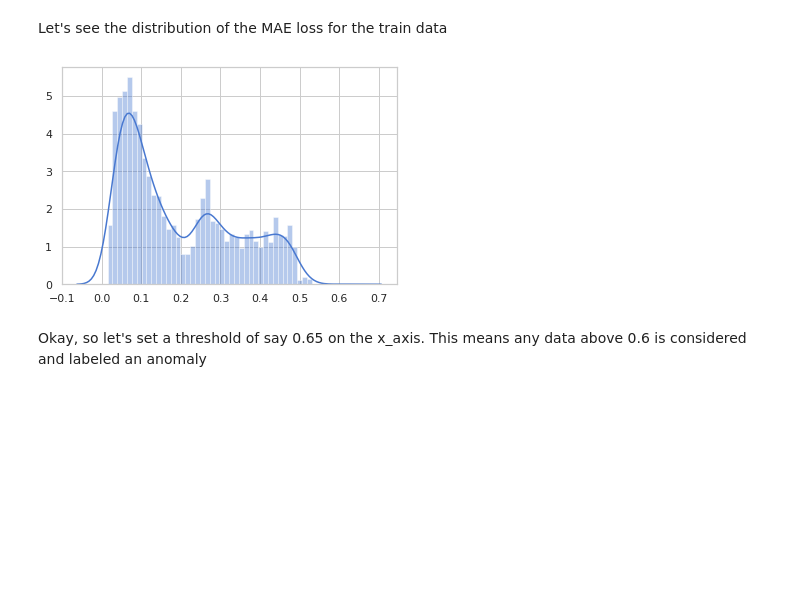
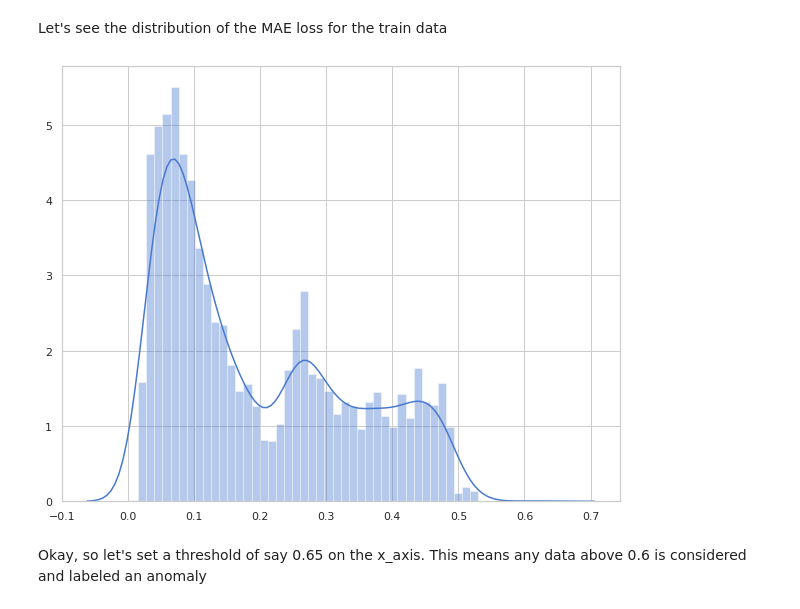
Before and after one commit to Lawrence-Krukrubo/Anomaly_Detection_in_Time_Series_Data_with_Keras, a Jupyter notebook: anomaly_detection_in_time_series_data_with_keras_and_tensorflow.ipynb, the cells around one changed output. Drawn from its saved outputs; the diff is of its cells as text; code cells hidden in the pictures; blank space fills up the shorter version.

Commit message:
Update to the Anomaly detection Notebook: Adding test_mae_loss plot.

```diff
--- a/anomaly_detection_in_time_series_data_with_keras_and_tensorflow.ipynb
+++ b/anomaly_detection_in_time_series_data_with_keras_and_tensorflow.ipynb
@@ -355,10 +355,11 @@ model.evaluate(X_test, y_test)
 # %% [markdown]
 Let's see the distribution of the MAE loss for the train data
 # %%
+plt.figure(figsize=(10,8))
 sns.distplot(train_mae_loss, bins=50, kde=True) # kde is kernel density estimate tht's over laid on the distplot.
 plt.show()
 # %% [output]
-[figure, old version]
+[figure, new version]
 # %% [markdown]
 Okay, so let's set a threshold of say 0.65 on the x_axis. This means any data above 0.6 is considered and labeled an anomaly
 # %%
```
Also changed, not shown: parts of 2 cells of this notebook.
